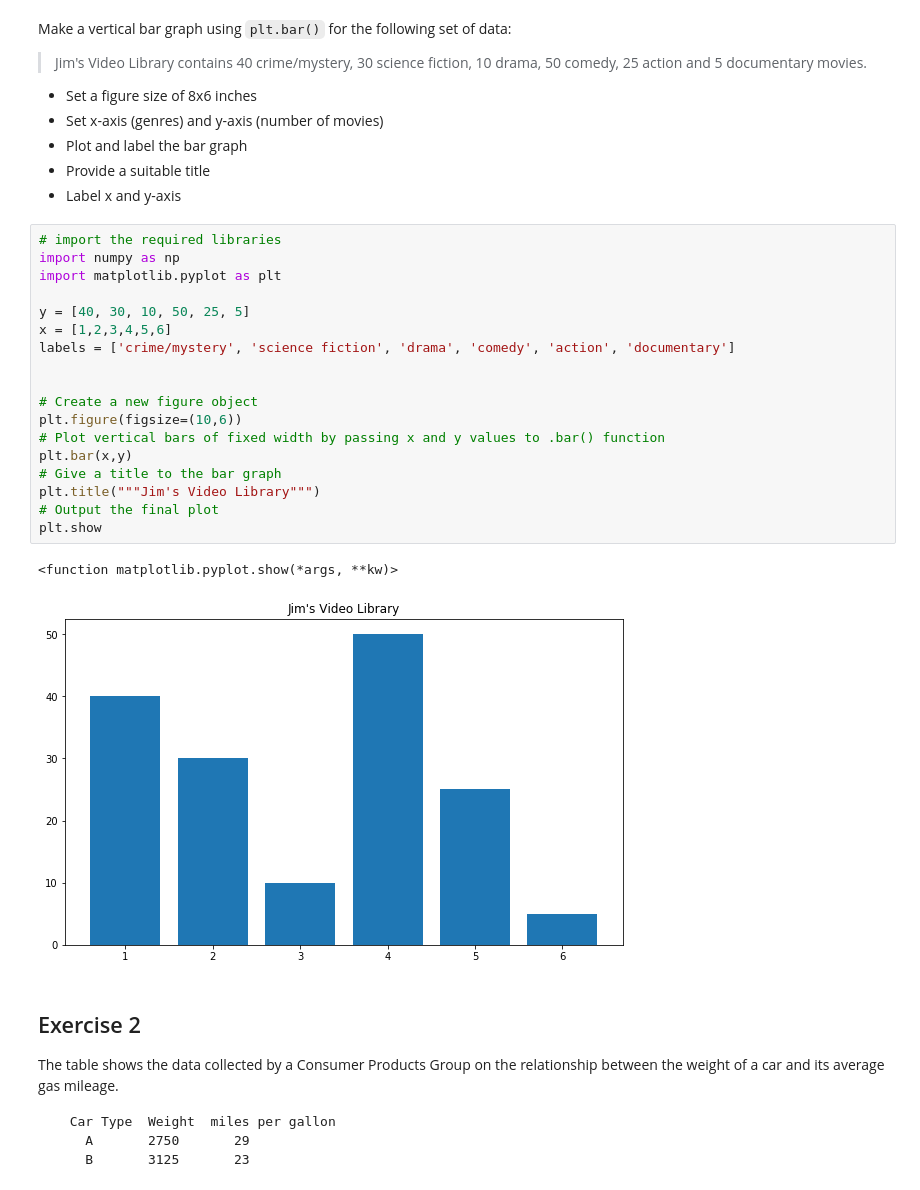
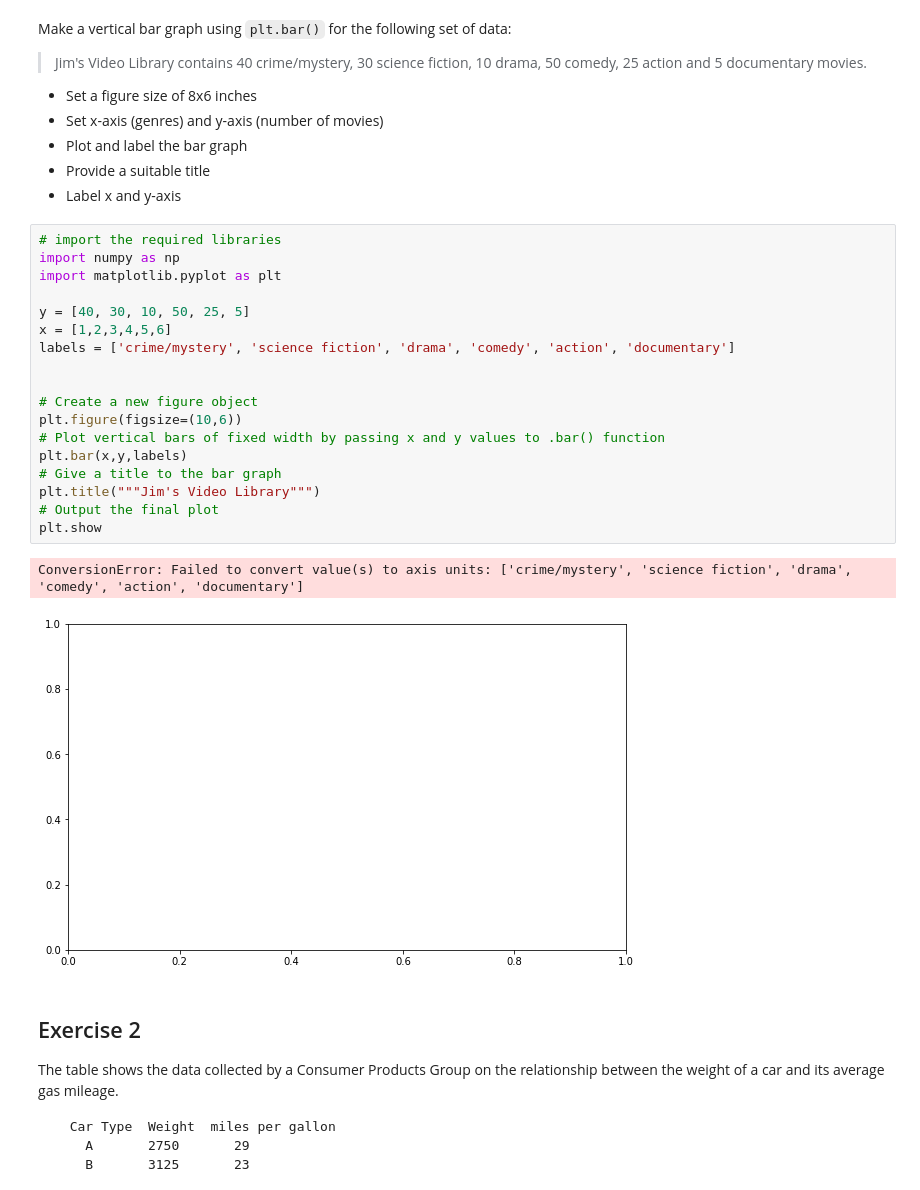
Before and after one commit to OsterMendel/dsc-data-viz-lab-nyc-ds-021720, a Jupyter notebook: index.ipynb, the cells around one changed output. Drawn from its saved outputs; the diff is of its cells as text.

```diff
--- a/index.ipynb
+++ b/index.ipynb
@@ -24,24 +24,24 @@ Make a vertical bar graph using `plt.bar()` for the following set of data:
 # %%
 # import the required libraries
 import numpy as np
 import matplotlib.pyplot as plt
 
 y = [40, 30, 10, 50, 25, 5]
 x = [1,2,3,4,5,6]
 labels = ['crime/mystery', 'science fiction', 'drama', 'comedy', 'action', 'documentary']
 
 
 # Create a new figure object
 plt.figure(figsize=(10,6))
 # Plot vertical bars of fixed width by passing x and y values to .bar() function
-plt.bar(x,y)
+plt.bar(x,y,labels)
 # Give a title to the bar graph
 plt.title("""Jim's Video Library""")
 # Output the final plot
 plt.show
 # %% [output]
-<function matplotlib.pyplot.show(*args, **kw)>
+ConversionError: Failed to convert value(s) to axis units: ['crime/mystery', 'science fiction', 'drama', 'comedy', 'action', 'documentary']
-[figure, old version]
+[figure, new version]
 # %% [markdown]
 ## Exercise 2
 
```
